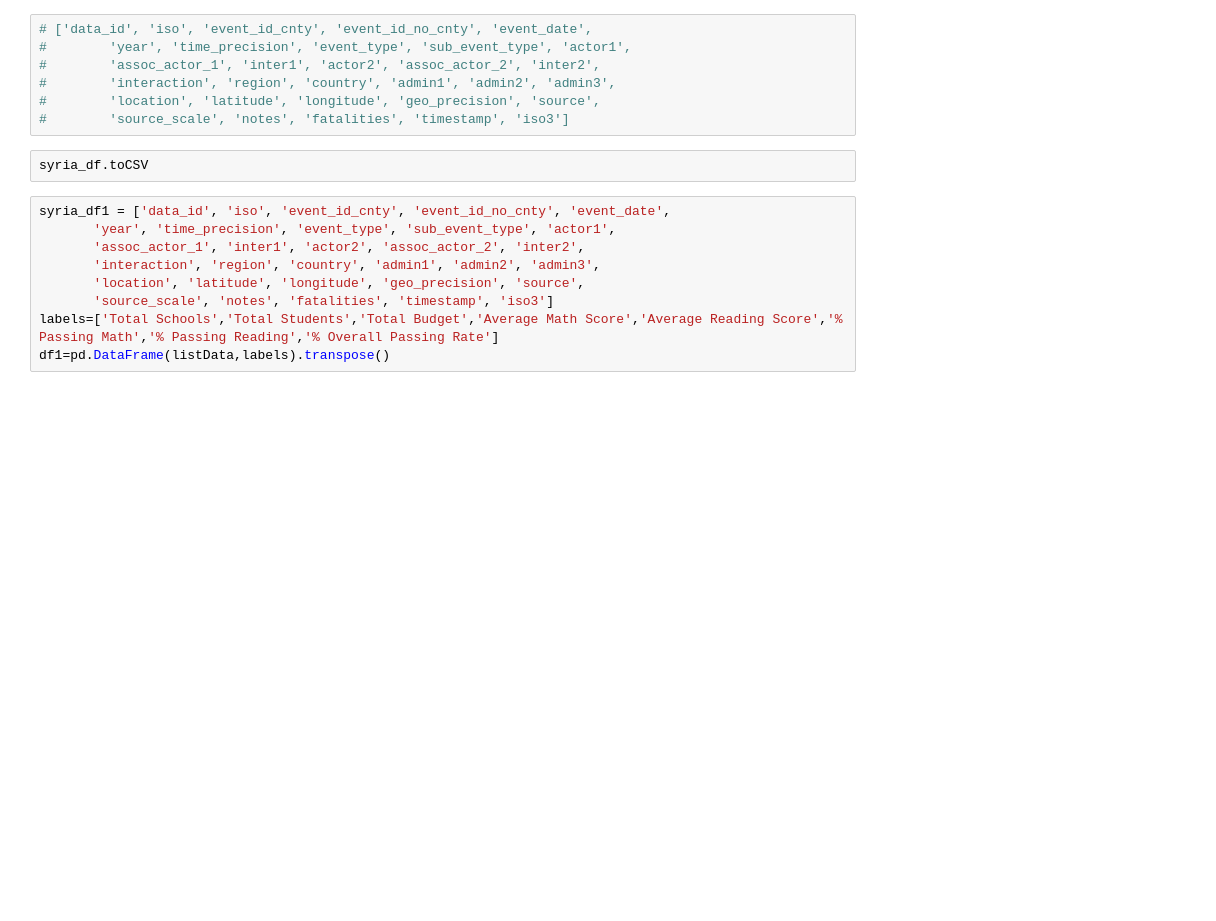
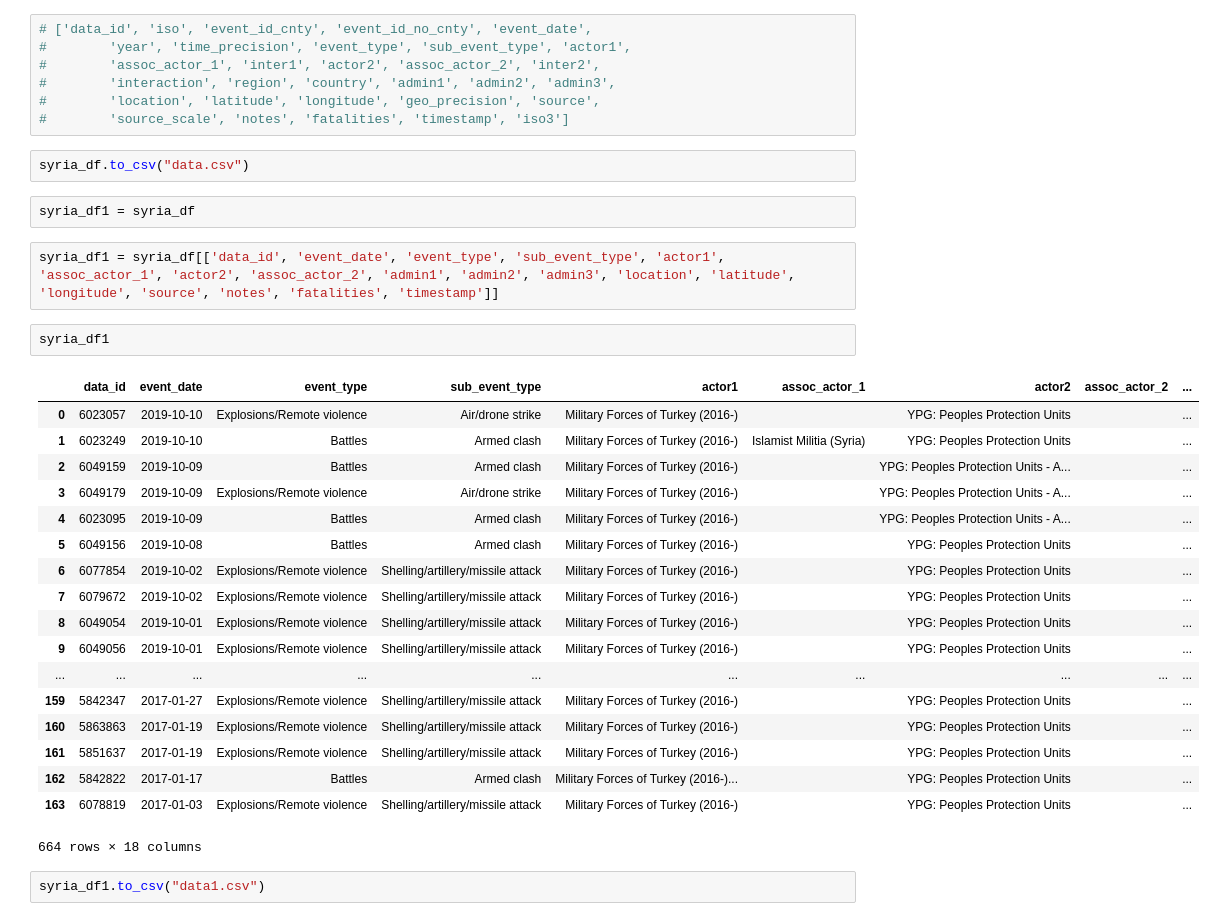
Before and after one commit to adrianvtx/Project_2_Syria, a Jupyter notebook: workcopy/PreAPIwork.ipynb, the cells around one changed output. Cells and saved outputs as stored; diff of their text form; blank space fills up the shorter version.

Commit message:
rework columns

```diff
--- a/workcopy/PreAPIwork.ipynb
+++ b/workcopy/PreAPIwork.ipynb
@@ -49,14 +87,32 @@ test["notes"]
 #        'interaction', 'region', 'country', 'admin1', 'admin2', 'admin3',
 #        'location', 'latitude', 'longitude', 'geo_precision', 'source',
 #        'source_scale', 'notes', 'fatalities', 'timestamp', 'iso3']
-# %%
-syria_df.toCSV
+# %%
+syria_df.to_csv("data.csv")
+# %%
+syria_df1 = syria_df
 # %%
-syria_df1 = ['data_id', 'iso', 'event_id_cnty', 'event_id_no_cnty', 'event_date',
-       'year', 'time_precision', 'event_type', 'sub_event_type', 'actor1',
-       'assoc_actor_1', 'inter1', 'actor2', 'assoc_actor_2', 'inter2',
-       'interaction', 'region', 'country', 'admin1', 'admin2', 'admin3',
-       'location', 'latitude', 'longitude', 'geo_precision', 'source',
-       'source_scale', 'notes', 'fatalities', 'timestamp', 'iso3']
-labels=['Total Schools','Total Students','Total Budget','Average Math Score','Average Reading Score','% Passing Math','% Passing Reading','% Overall Passing Rate']
-df1=pd.DataFrame(listData,labels).transpose()
+syria_df1 = syria_df[['data_id', 'event_date', 'event_type', 'sub_event_type', 'actor1', 'assoc_actor_1', 'actor2', 'assoc_actor_2', 'admin1', 'admin2', 'admin3', 'location', 'latitude', 'longitude', 'source', 'notes', 'fatalities', 'timestamp']]
+# %%
+syria_df1
+# %% [output]
+|  | data_id | event_date | event_type | sub_event_type | actor1 | assoc_actor_1 | actor2 | assoc_actor_2 | ... |
+| 0 | 6023057 | 2019-10-10 | Explosions/Remote violence | Air/drone strike | Military Forces of Turkey (2016-) |  | YPG: Peoples Protection Units |  | ... |
+| 1 | 6023249 | 2019-10-10 | Battles | Armed clash | Military Forces of Turkey (2016-) | Islamist Militia (Syria) | YPG: Peoples Protection Units |  | ... |
+| 2 | 6049159 | 2019-10-09 | Battles | Armed clash | Military Forces of Turkey (2016-) |  | YPG: Peoples Protection Units - A... |  | ... |
+| 3 | 6049179 | 2019-10-09 | Explosions/Remote violence | Air/drone strike | Military Forces of Turkey (2016-) |  | YPG: Peoples Protection Units - A... |  | ... |
+| 4 | 6023095 | 2019-10-09 | Battles | Armed clash | Military Forces of Turkey (2016-) |  | YPG: Peoples Protection Units - A... |  | ... |
+| 5 | 6049156 | 2019-10-08 | Battles | Armed clash | Military Forces of Turkey (2016-) |  | YPG: Peoples Protection Units |  | ... |
+| 6 | 6077854 | 2019-10-02 | Explosions/Remote violence | Shelling/artillery/missile attack | Military Forces of Turkey (2016-) |  | YPG: Peoples Protection Units |  | ... |
+| 7 | 6079672 | 2019-10-02 | Explosions/Remote violence | Shelling/artillery/missile attack | Military Forces of Turkey (2016-) |  | YPG: Peoples Protection Units |  | ... |
+| 8 | 6049054 | 2019-10-01 | Explosions/Remote violence | Shelling/artillery/missile attack | Military Forces of Turkey (2016-) |  | YPG: Peoples Protection Units |  | ... |
+| 9 | 6049056 | 2019-10-01 | Explosions/Remote violence | Shelling/artillery/missile attack | Military Forces of Turkey (2016-) |  | YPG: Peoples Protection Units |  | ... |
+| ... | ... | ... | ... | ... | ... | ... | ... | ... | ... |
+| 159 | 5842347 | 2017-01-27 | Explosions/Remote violence | Shelling/artillery/missile attack | Military Forces of Turkey (2016-) |  | YPG: Peoples Protection Units |  | ... |
+| 160 | 5863863 | 2017-01-19 | Explosions/Remote violence | Shelling/artillery/missile attack | Military Forces of Turkey (2016-) |  | YPG: Peoples Protection Units |  | ... |
+| 161 | 5851637 | 2017-01-19 | Explosions/Remote violence | Shelling/artillery/missile attack | Military Forces of Turkey (2016-) |  | YPG: Peoples Protection Units |  | ... |
+| 162 | 5842822 | 2017-01-17 | Battles | Armed clash | Military Forces of Turkey (2016-)... |  | YPG: Peoples Protection Units |  | ... |
+| 163 | 6078819 | 2017-01-03 | Explosions/Remote violence | Shelling/artillery/missile attack | Military Forces of Turkey (2016-) |  | YPG: Peoples Protection Units |  | ... |
+664 rows × 18 columns
+# %%
+syria_df1.to_csv("data1.csv")
```
Also changed, not shown: parts of 4 cells of this notebook, 8 other files.
